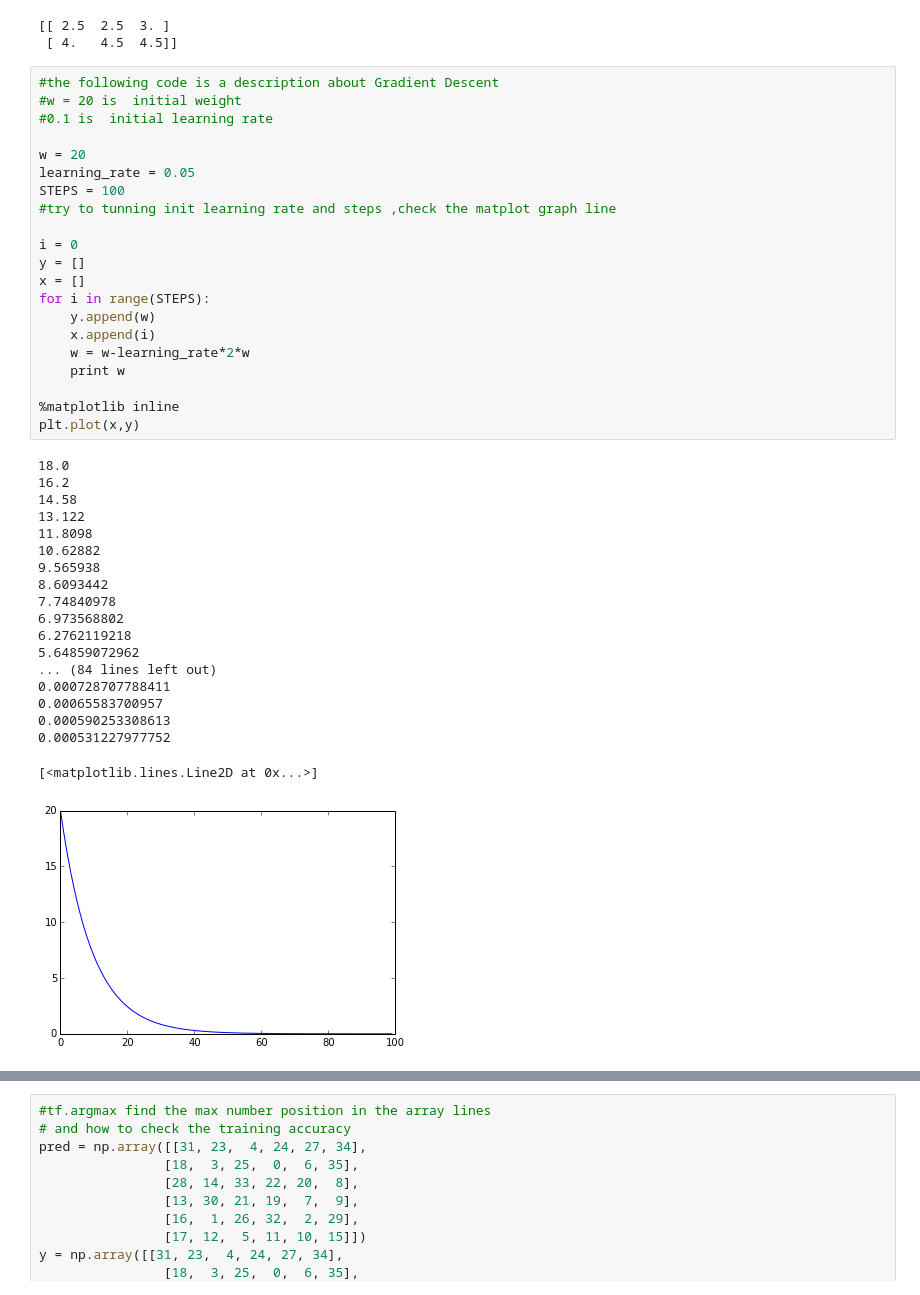
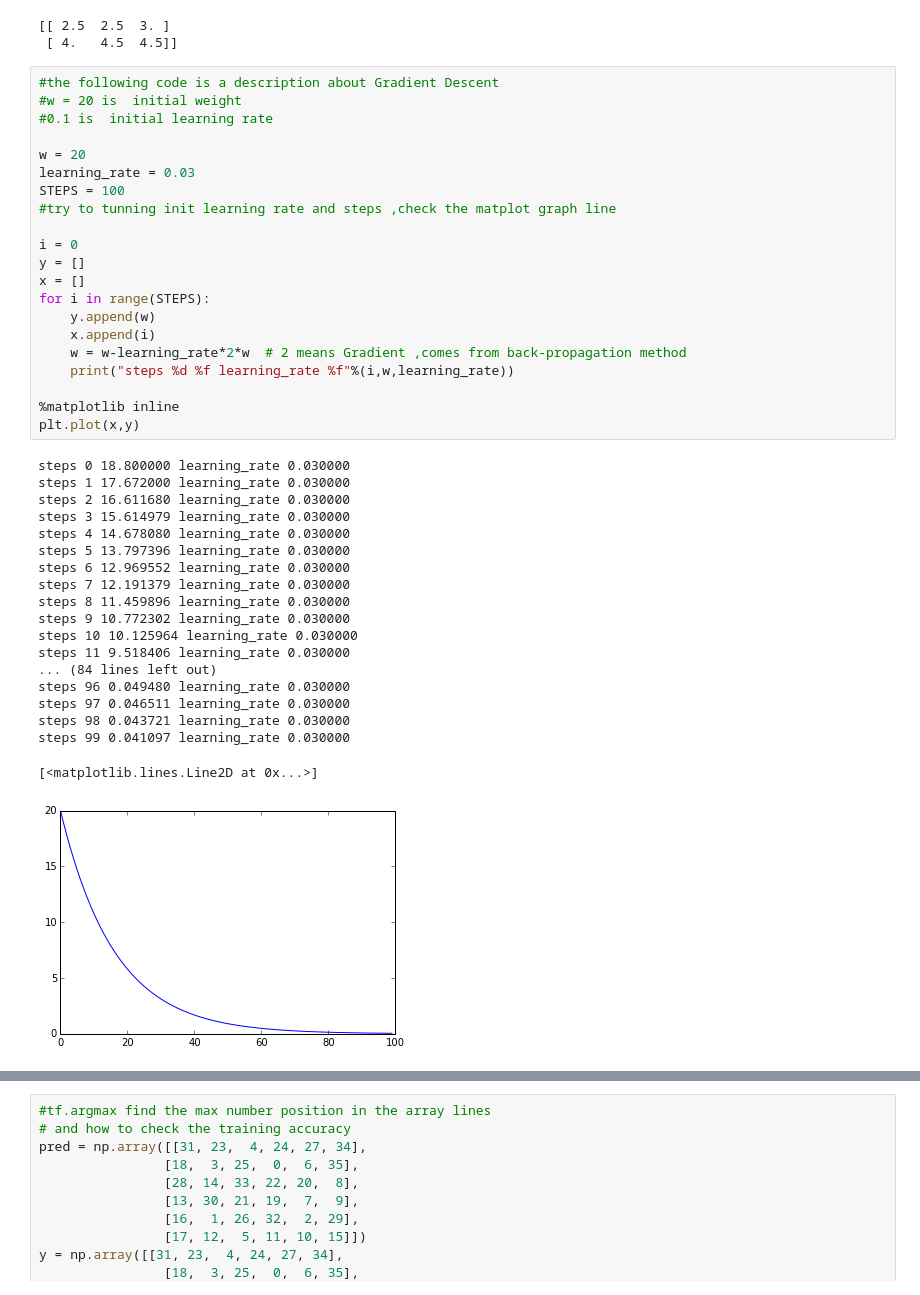
Before and after one commit to AlexFengCisco/Tensorflow, a Jupyter notebook: Jupyter_note/Tensorflow_note.ipynb, the cells around one changed output, grey strips where cells are left out. Cells and saved outputs as stored; diff of their text form.

```diff
--- a/Jupyter_note/Tensorflow_note.ipynb
+++ b/Jupyter_note/Tensorflow_note.ipynb
@@ -297,41 +297,41 @@ s.close()
 # %%
 #the following code is a description about Gradient Descent
 #w = 20 is  initial weight
 #0.1 is  initial learning rate
 
 w = 20
-learning_rate = 0.05
+learning_rate = 0.03
 STEPS = 100
 #try to tunning init learning rate and steps ,check the matplot graph line
 
 i = 0
 y = []
 x = []
 for i in range(STEPS):
     y.append(w)
     x.append(i)
-    w = w-learning_rate*2*w
-    print w
+    w = w-learning_rate*2*w  # 2 means Gradient ,comes from back-propagation method
+    print("steps %d %f learning_rate %f"%(i,w,learning_rate))
 
 %matplotlib inline
 plt.plot(x,y)
 # %% [output]
-18.0
-16.2
-14.58
-13.122
-11.8098
-10.62882
-9.565938
-8.6093442
-7.74840978
-6.973568802
-6.2762119218
-5.64859072962
+steps 0 18.800000 learning_rate 0.030000
+steps 1 17.672000 learning_rate 0.030000
+steps 2 16.611680 learning_rate 0.030000
+steps 3 15.614979 learning_rate 0.030000
+steps 4 14.678080 learning_rate 0.030000
+steps 5 13.797396 learning_rate 0.030000
+steps 6 12.969552 learning_rate 0.030000
+steps 7 12.191379 learning_rate 0.030000
+steps 8 11.459896 learning_rate 0.030000
+steps 9 10.772302 learning_rate 0.030000
+steps 10 10.125964 learning_rate 0.030000
+steps 11 9.518406 learning_rate 0.030000
 ... (84 lines left out)
-0.000728707788411
-0.00065583700957
-0.000590253308613
-0.000531227977752
+steps 96 0.049480 learning_rate 0.030000
+steps 97 0.046511 learning_rate 0.030000
+steps 98 0.043721 learning_rate 0.030000
+steps 99 0.041097 learning_rate 0.030000
 [<matplotlib.lines.Line2D at 0x...>]
-[figure, old version]
+[figure, new version]
```
Also changed, not shown: parts of 4 cells of this notebook.
